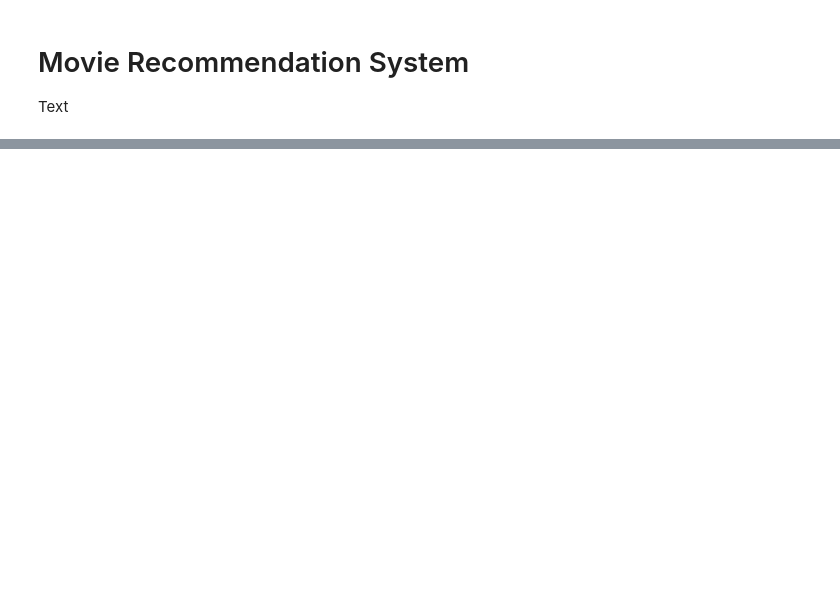
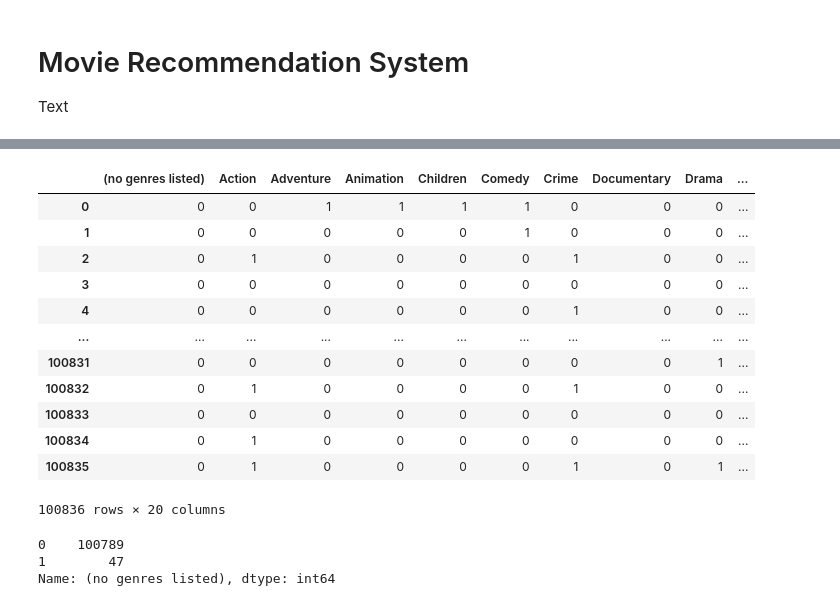
Before and after one commit to sangwon224/Movie_Recommendation_System_Project, a Jupyter notebook: Movie_Recommendation_System_Project.ipynb, the cells around one changed output, grey strips where cells are left out. Drawn from its saved outputs; the diff is of its cells as text; code cells hidden in the pictures; blank space fills up the shorter version.

```diff
--- a/Movie_Recommendation_System_Project.ipynb
+++ b/Movie_Recommendation_System_Project.ipynb
@@ -4,0 +230,21 @@ Text
+# %%
+# To separate out the genres
+df_merged_genres = df_merged['genres']
+
+mlb = MultiLabelBinarizer()
+df_merged_genres_mlb = pd.DataFrame(mlb.fit_transform(df_merged_genres.str.split('|')), columns=mlb.classes_)
+df_merged_genres_mlb
+# %% [output]
+|  | (no genres listed) | Action | Adventure | Animation | Children | Comedy | Crime | Documentary | Drama | ... |
+| 0 | 0 | 0 | 1 | 1 | 1 | 1 | 0 | 0 | 0 | ... |
+| 1 | 0 | 0 | 0 | 0 | 0 | 1 | 0 | 0 | 0 | ... |
+| 2 | 0 | 1 | 0 | 0 | 0 | 0 | 1 | 0 | 0 | ... |
+| 3 | 0 | 0 | 0 | 0 | 0 | 0 | 0 | 0 | 0 | ... |
+| 4 | 0 | 0 | 0 | 0 | 0 | 0 | 1 | 0 | 0 | ... |
+| ... | ... | ... | ... | ... | ... | ... | ... | ... | ... | ... |
+| 100831 | 0 | 0 | 0 | 0 | 0 | 0 | 0 | 0 | 1 | ... |
+| 100832 | 0 | 1 | 0 | 0 | 0 | 0 | 1 | 0 | 0 | ... |
+| 100833 | 0 | 0 | 0 | 0 | 0 | 0 | 0 | 0 | 0 | ... |
+| 100834 | 0 | 1 | 0 | 0 | 0 | 0 | 0 | 0 | 0 | ... |
+| 100835 | 0 | 1 | 0 | 0 | 0 | 0 | 1 | 0 | 1 | ... |
+100836 rows × 20 columns
@@ -4,0 +253,6 @@ Text
+# %%
+df_merged['(no genres listed)'].value_counts()
+# %% [output]
+0    100789
+1        47
+Name: (no genres listed), dtype: int64
```
Also changed, not shown: parts of 37 cells of this notebook.
